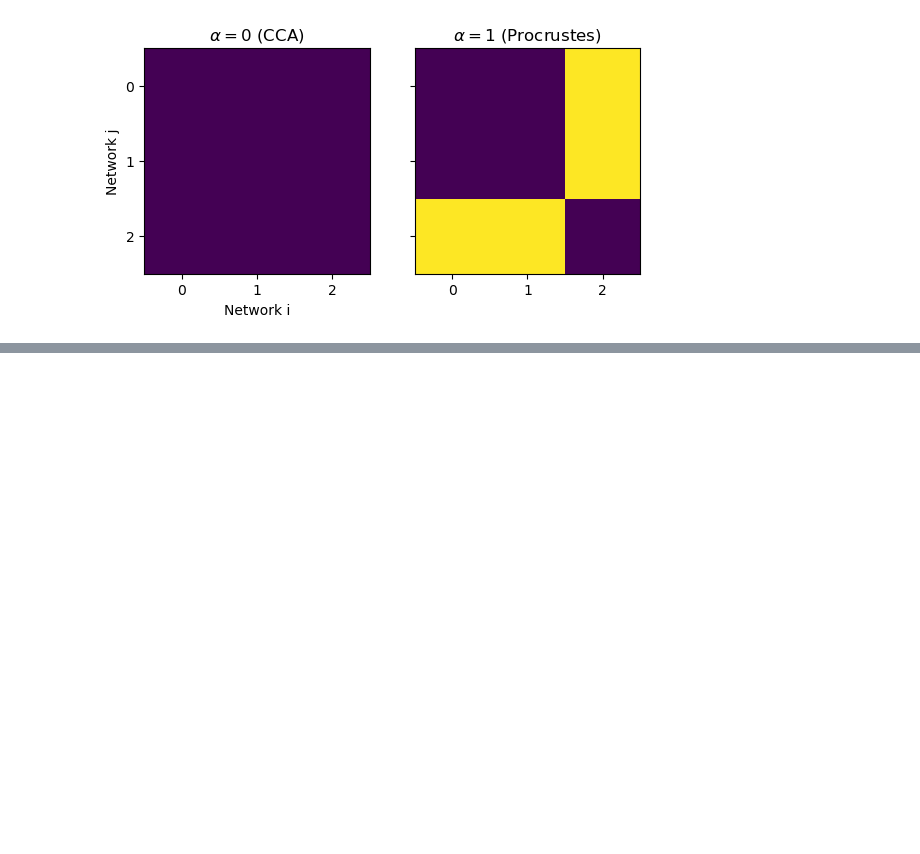
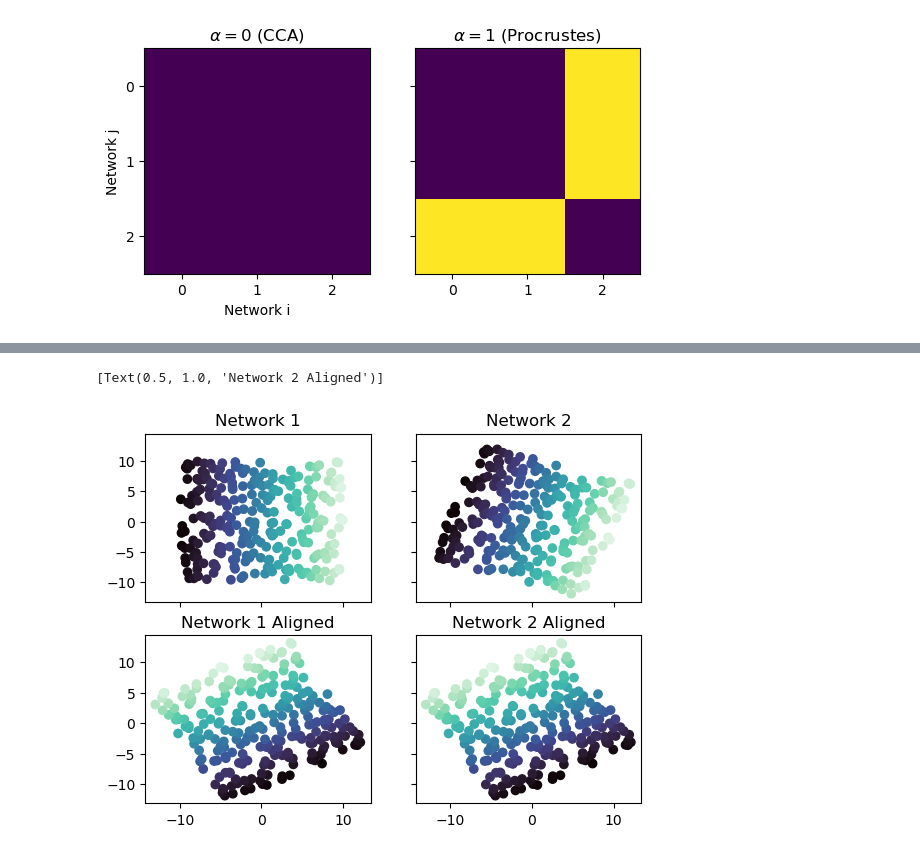
Before and after one commit to ahwillia/netrep, a Jupyter notebook: examples/linear_metrics.ipynb, the cells around one changed output, grey strips where cells are left out. Drawn from its saved outputs; the diff is of its cells as text; code cells hidden in the pictures; blank space fills up the shorter version.

Commit message:
linear deterministic tutorial done

```diff
--- a/examples/linear_metrics.ipynb
+++ b/examples/linear_metrics.ipynb
@@ -24,5 +30,6 @@ Network 1 and 2 will differ only by a simple random rotation in representation s
 # %%
 def rot(theta: float, X: npt.NDArray[np.float64]) -> npt.NDArray[np.float64]:
+    """Helper for rotating data."""
     R = np.array([[np.cos(theta), -np.sin(theta)], [np.sin(theta), np.cos(theta)]])
     return X @ R.T
 
@@ -46,6 +53,7 @@ X1 = X1[np.argsort(X1[:,0])] # sort X1 by x-coord for colormap
 X2 = rot(rng.random()*np.pi*2, X1)  # rotate X1
 X3 = X1 @ rng.standard_exponential((n_features, n_features))  # warp X1
 
+# plot them all
 fig, ax = plt.subplots(1, 3, figsize=(12, 4), sharex="all", sharey="all", dpi=200)
 cols = sns.color_palette("mako", n_classes)
 ax[0].scatter(*X1.T, c=cols, label="1")
@@ -123,0 +158,21 @@ ax[1].set(title=r"$\alpha=1$ (Procrustes)");
+# %%
+# Fit alignment transformations.
+metric = LinearMetric(alpha=1.)
+metric.fit(X1, X2)
+
+# Apply alignment transformations.
+X1_aligned, X2_aligned = metric.transform(X1, X2)
+
+fig, ax = plt.subplots(2, 2, sharex="all", sharey="all")
+ax[0,0].scatter(*X1.T, c=cols)
+ax[0,1].scatter(*X2.T, c=cols)
+ax[1,0].scatter(*X1_aligned.T, c=cols)
+ax[1,1].scatter(*X2_aligned.T, c=cols)
+
+ax[0,0].set(title="Network 1")
+ax[0,1].set(title="Network 2")
+ax[1,0].set(title="Network 1 Aligned")
+ax[1,1].set(title="Network 2 Aligned")
+# %% [output]
+[Text(0.5, 1.0, 'Network 2 Aligned')]
+[figure, added]
```
Also changed, not shown: parts of 7 cells of this notebook.
